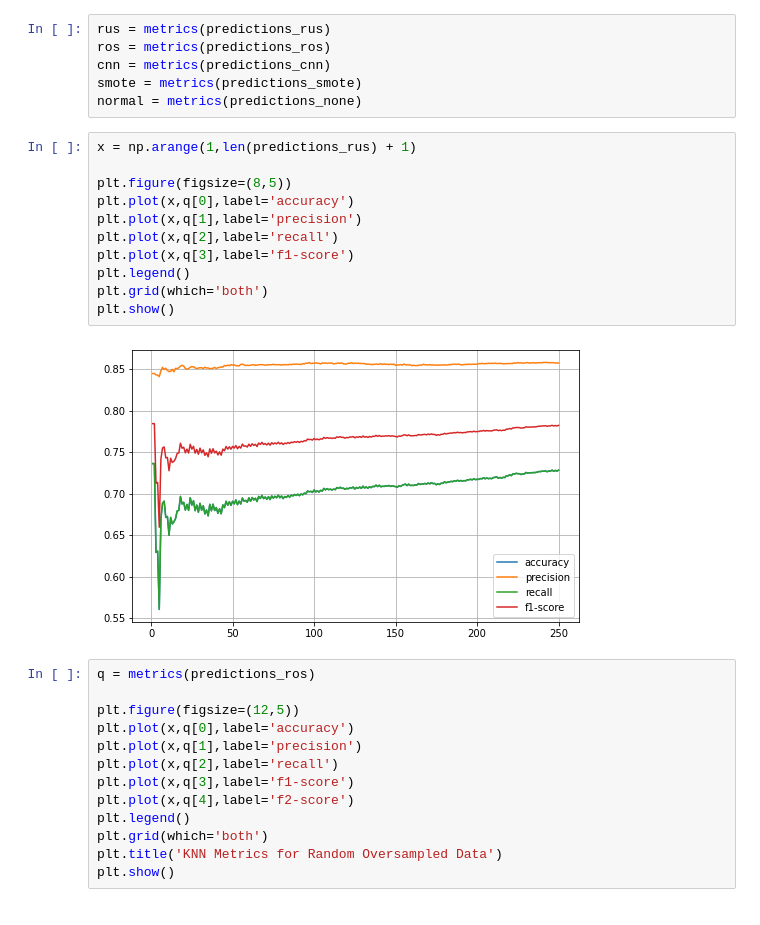
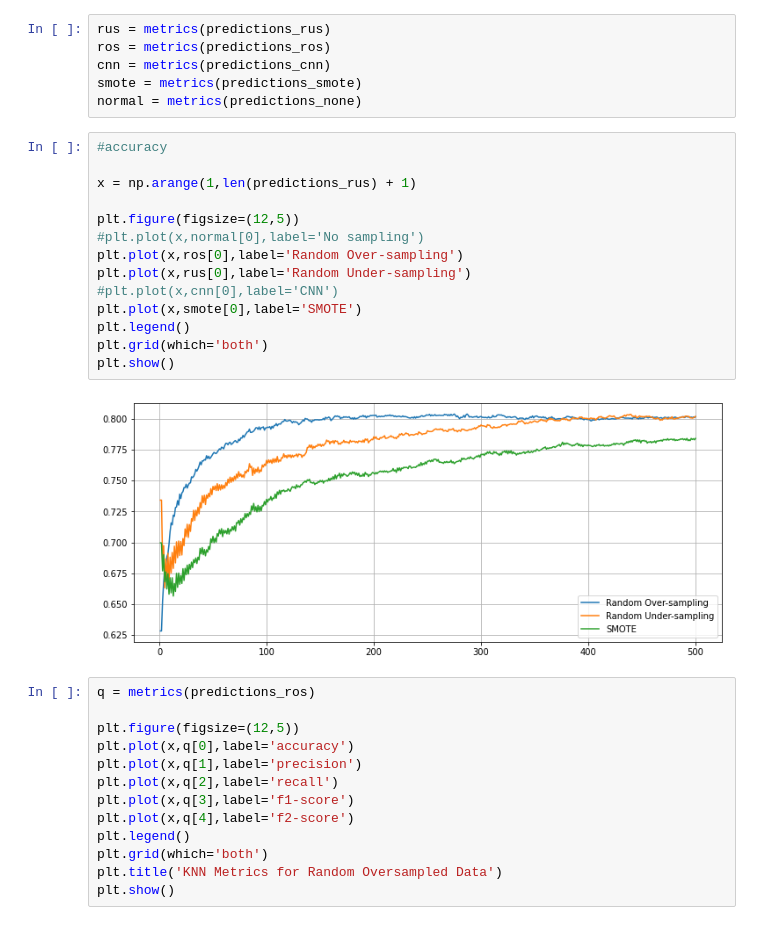
Before and after one commit to EMAT31530/ai-group-project-group-28, a Jupyter notebook: FinalKNN/ActualActualKNN.ipynb, the cells around one changed output. Cells and saved outputs as stored; diff of their text form.

```diff
--- a/FinalKNN/ActualActualKNN.ipynb
+++ b/FinalKNN/ActualActualKNN.ipynb
@@ -144,18 +144,21 @@ cnn = metrics(predictions_cnn)
 smote = metrics(predictions_smote)
 normal = metrics(predictions_none)
 # %%
+#accuracy
+
 x = np.arange(1,len(predictions_rus) + 1)
 
-plt.figure(figsize=(8,5))
-plt.plot(x,q[0],label='accuracy')
-plt.plot(x,q[1],label='precision')
-plt.plot(x,q[2],label='recall')
-plt.plot(x,q[3],label='f1-score')
+plt.figure(figsize=(12,5))
+#plt.plot(x,normal[0],label='No sampling')
+plt.plot(x,ros[0],label='Random Over-sampling')
+plt.plot(x,rus[0],label='Random Under-sampling')
+#plt.plot(x,cnn[0],label='CNN')
+plt.plot(x,smote[0],label='SMOTE')
 plt.legend()
 plt.grid(which='both')
 plt.show()
 # %% [output]
-[figure, old version]
+[figure, new version]
 # %%
 q = metrics(predictions_ros)
 
```
Also changed, not shown: parts of 2 cells of this notebook, 6 other files.
